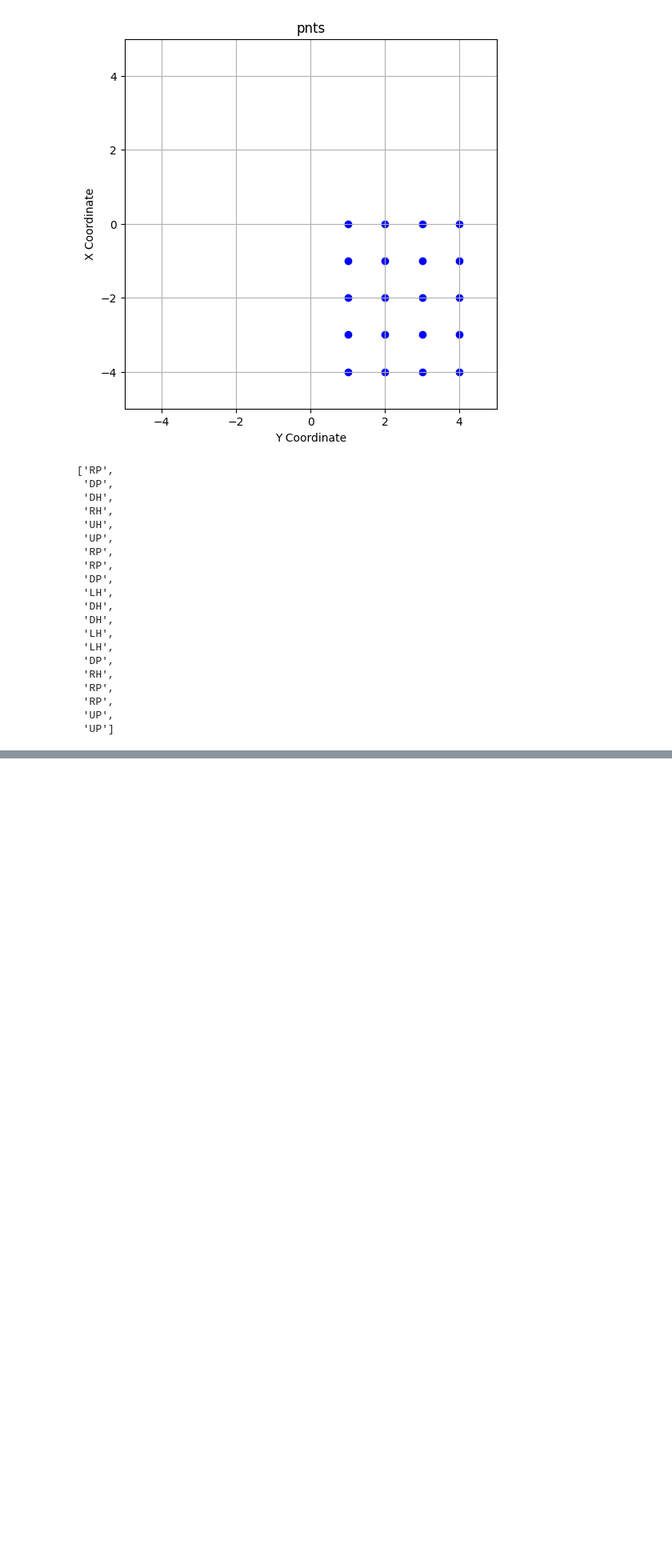
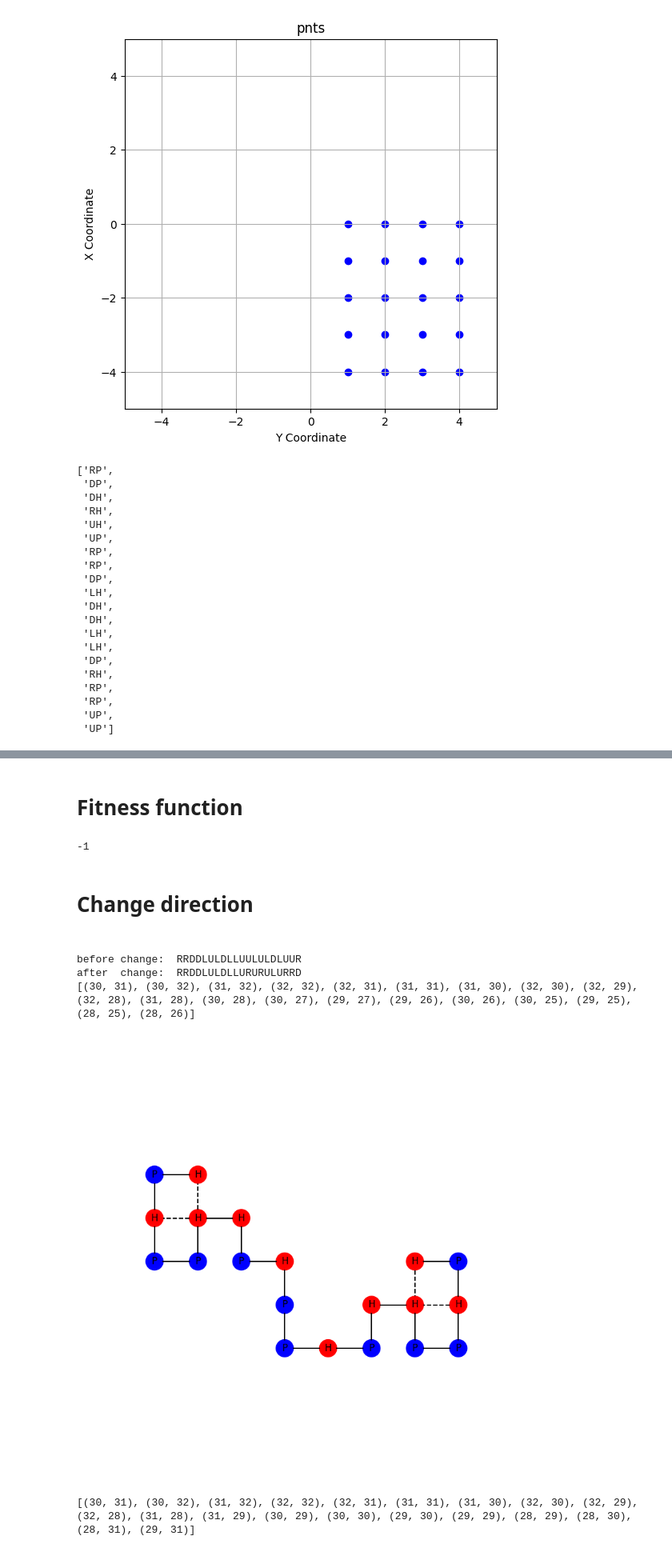
Before and after one commit to davidAnicca/lic, a Jupyter notebook: chromosomes.ipynb, the cells around one changed output, grey strips where cells are left out. Shown at 80% size. Drawn from its saved outputs; the diff is of its cells as text; code cells hidden in the pictures; blank space fills up the shorter version.

```diff
--- a/chromosomes.ipynb
+++ b/chromosomes.ipynb
@@ -78,0 +118,2 @@ display(Image(img.getvalue()))
+# %% [markdown]
+<h1>Fitness function</h1>
@@ -78,0 +138,38 @@ display(Image(img.getvalue()))
+# %%
+raw =  'PPHHHPPPPHHHHHPHPPPP'
+dirs = 'RURDRUULUUULLLURRUUR'
+x, y = directions_to_steps(dirs)
+
+chr = Chromosome()
+chr.cp(dirs, x, y)
+
+print(fitness(chr, raw))
+# %% [output]
+-1
+# %% [markdown]
+<h1>Change direction<h1>
+# %%
+raw =  'HPHPPHHPHPPHPHHPPHPH'
+dirs = 'RRDDLULDLLUULULDLUUR'
+
+x, y = directions_to_steps(dirs)
+
+chr = Chromosome()
+chr.cp(dirs, x, y)
+
+
+chr.change(11)
+
+print("before change: ", dirs)
+print("after  change: ", chr.ruld)
+
+initial_visual = create_visual(raw, dirs)
+after_visual = create_visual(raw, chr.ruld)
+show(initial_visual)
+show(after_visual)
+# %% [output]
+before change:  RRDDLULDLLUULULDLUUR
+after  change:  RRDDLULDLLURURULURRD
+[(30, 31), (30, 32), (31, 32), (32, 32), (32, 31), (31, 31), (31, 30), (32, 30), (32, 29), (32, 28), (31, 28), (30, 28), (30, 27), (29, 27), (29, 26), (30, 26), (30, 25), (29, 25), (28, 25), (28, 26)]
+[figure, added]
+[(30, 31), (30, 32), (31, 32), (32, 32), (32, 31), (31, 31), (31, 30), (32, 30), (32, 29), (32, 28), (31, 28), (31, 29), (30, 29), (30, 30), (29, 30), (29, 29), (28, 29), (28, 30), (28, 31), (29, 31)]
```
Also changed, not shown: parts of 11 cells of this notebook, 12 other files.
